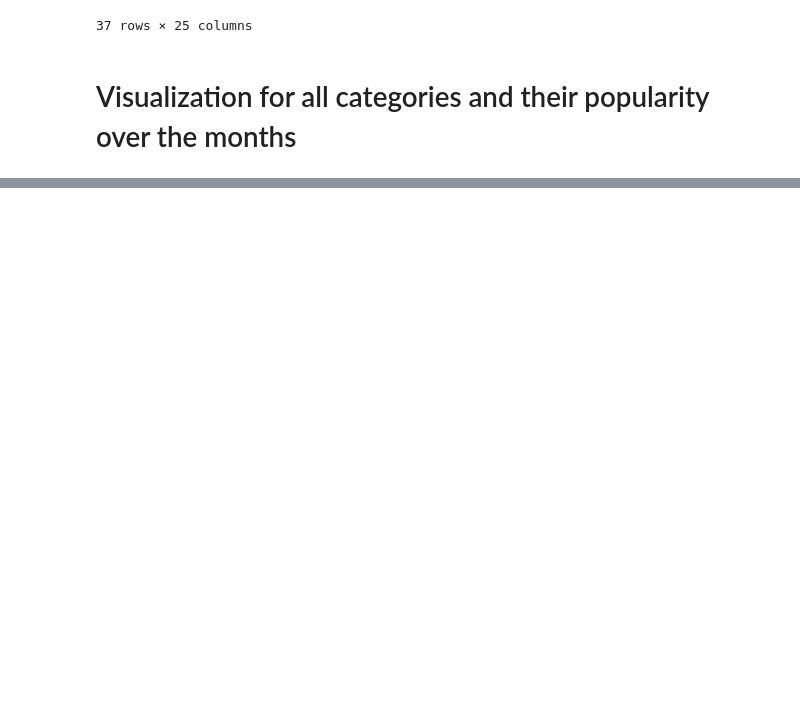
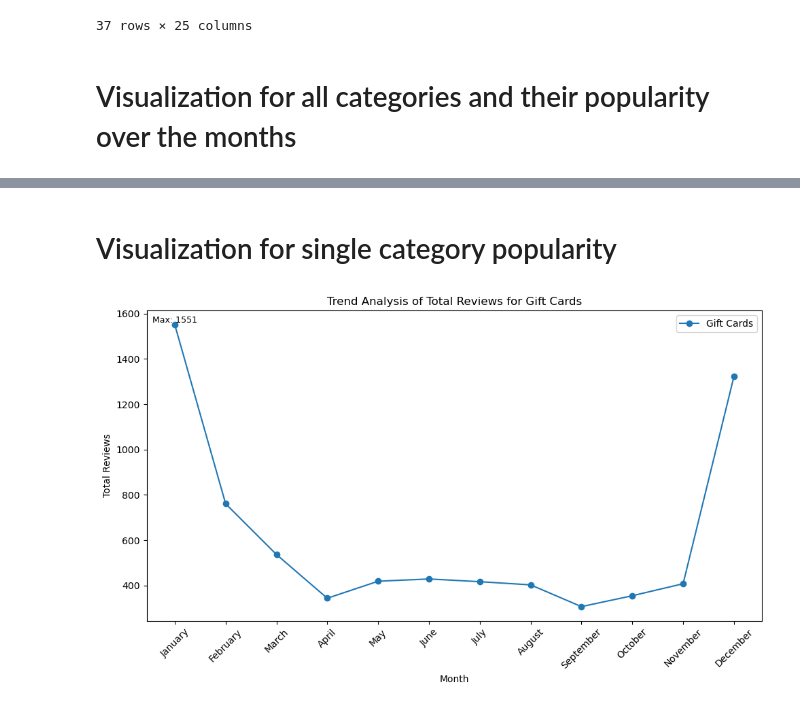
Before and after one commit to JosephKai1/COMP3610PROJECT, a Jupyter notebook: notebooks/ProductAnalysis.ipynb, the cells around one changed output, grey strips where cells are left out. Cells and saved outputs as stored; diff of their text form; code cells hidden in the pictures; blank space fills up the shorter version.

```diff
--- a/notebooks/ProductAnalysis.ipynb
+++ b/notebooks/ProductAnalysis.ipynb
@@ -318,0 +319,27 @@ plt.show()
+# %% [markdown]
+# Visualization for single category popularity
+# %%
+#The category you want to plot
+selected= "Gift Cards"
+
+#melt frame
+category_data = melted[melted['category'] == selected]
+
+#Plot
+plt.figure(figsize=(10, 6))
+plt.plot(category_data['Month'], category_data['TotalReviews'], marker='o', label=selected)
+
+# show the max value
+max_point = category_data.loc[category_data['TotalReviews'].idxmax()]
+plt.text(max_point['Month'], max_point['TotalReviews'], f"Max: {max_point['TotalReviews']}",
+         fontsize=9, ha='center', va='bottom')
+
+plt.title(f'Trend Analysis of Total Reviews for {selected}')
+plt.xlabel('Month')
+plt.ylabel('Total Reviews')
+plt.xticks(rotation=45)
+plt.legend()
+plt.tight_layout()
+plt.show()
+# %% [output]
+[figure, added]
```
Also changed, not shown: parts of 1 cell of this notebook.
